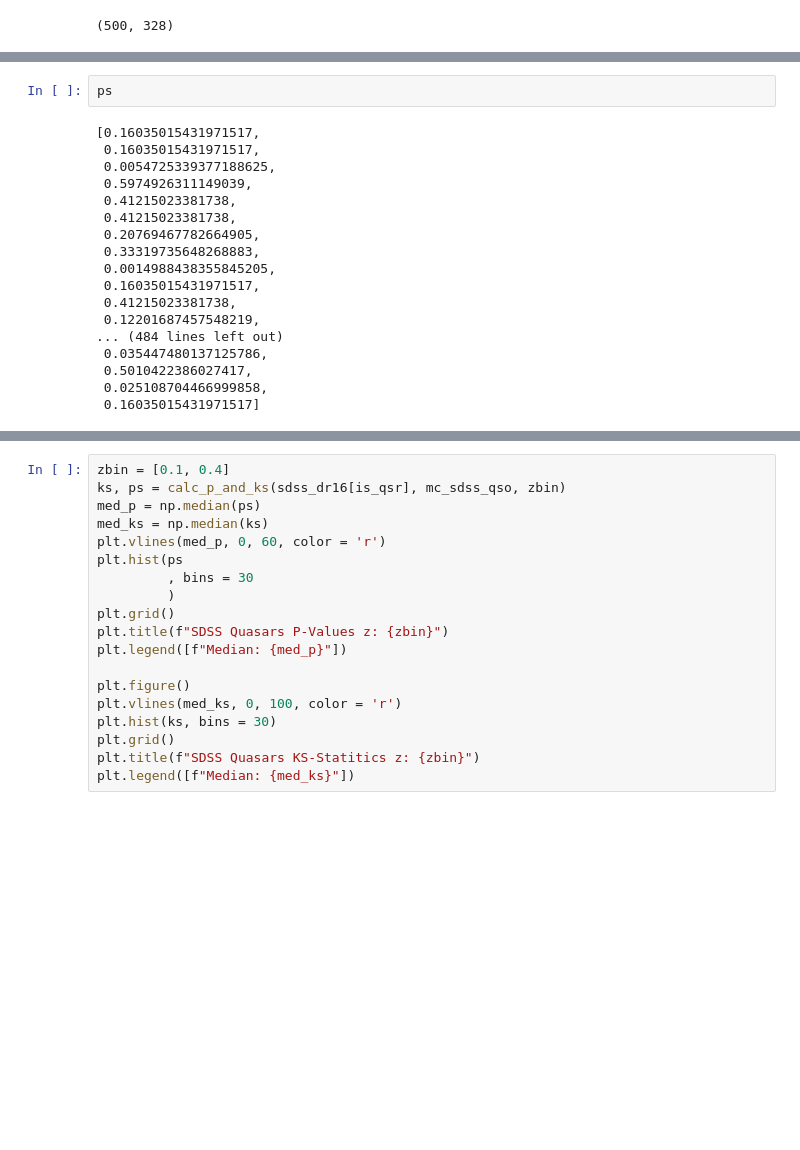
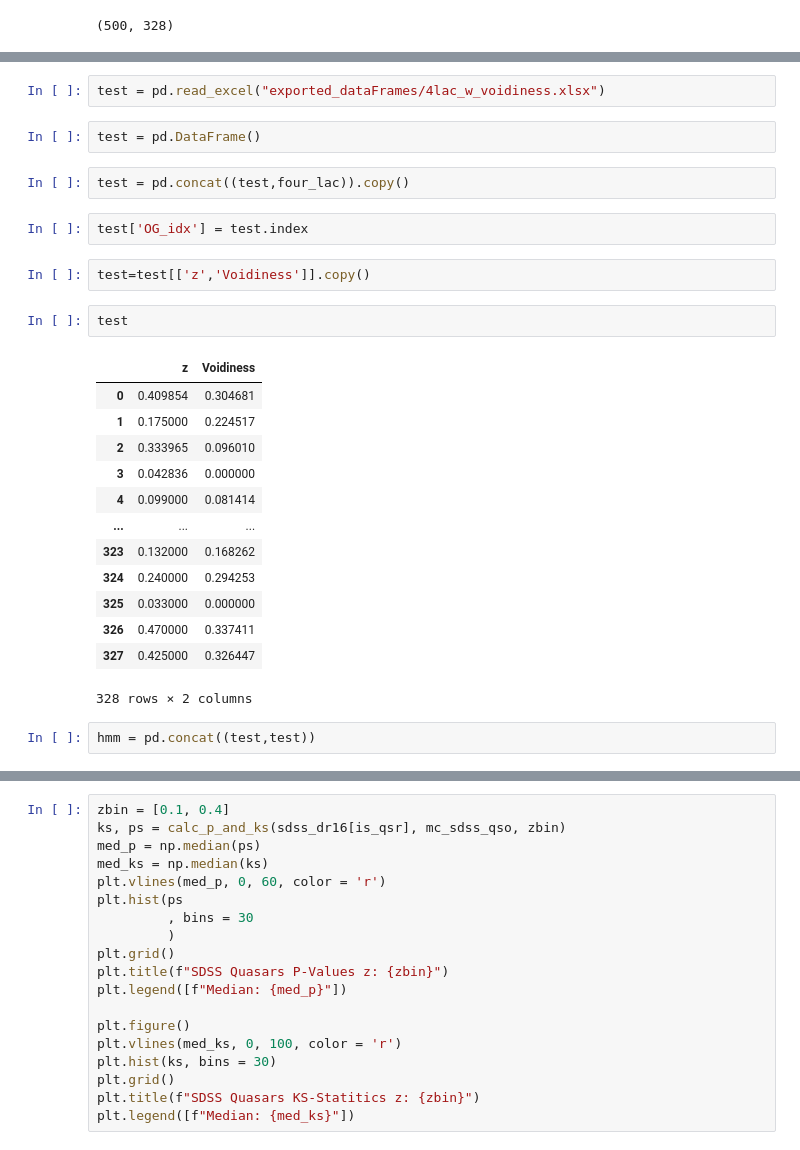
Before and after one commit to Cranberry-Juice/GRS-V, a Jupyter notebook: stat_test.ipynb, the cells around one changed output, grey strips where cells are left out. Drawn from its saved outputs; the diff is of its cells as text; blank space fills up the shorter version.

```diff
--- a/stat_test.ipynb
+++ b/stat_test.ipynb
@@ -2168,20 +2272,28 @@ plt.legend([f"Median: {med_ks}"])
-# %%
-ps
-# %% [output]
-[0.16035015431971517,
- 0.16035015431971517,
- 0.0054725339377188625,
- 0.5974926311149039,
- 0.41215023381738,
- 0.41215023381738,
- 0.20769467782664905,
- 0.33319735648268883,
- 0.0014988438355845205,
- 0.16035015431971517,
- 0.41215023381738,
- 0.12201687457548219,
-... (484 lines left out)
- 0.035447480137125786,
- 0.5010422386027417,
- 0.025108704466999858,
- 0.16035015431971517]
+# %%
+test = pd.read_excel("exported_dataFrames/4lac_w_voidiness.xlsx")
+# %%
+test = pd.DataFrame()
+# %%
+test = pd.concat((test,four_lac)).copy()
+# %%
+test['OG_idx'] = test.index
+# %%
+test=test[['z','Voidiness']].copy()
+# %%
+test
+# %% [output]
+|  | z | Voidiness |
+| 0 | 0.409854 | 0.304681 |
+| 1 | 0.175000 | 0.224517 |
+| 2 | 0.333965 | 0.096010 |
+| 3 | 0.042836 | 0.000000 |
+| 4 | 0.099000 | 0.081414 |
+| ... | ... | ... |
+| 323 | 0.132000 | 0.168262 |
+| 324 | 0.240000 | 0.294253 |
+| 325 | 0.033000 | 0.000000 |
+| 326 | 0.470000 | 0.337411 |
+| 327 | 0.425000 | 0.326447 |
+328 rows × 2 columns
+# %%
+hmm = pd.concat((test,test))
```
Also changed, not shown: parts of 30 cells of this notebook.
